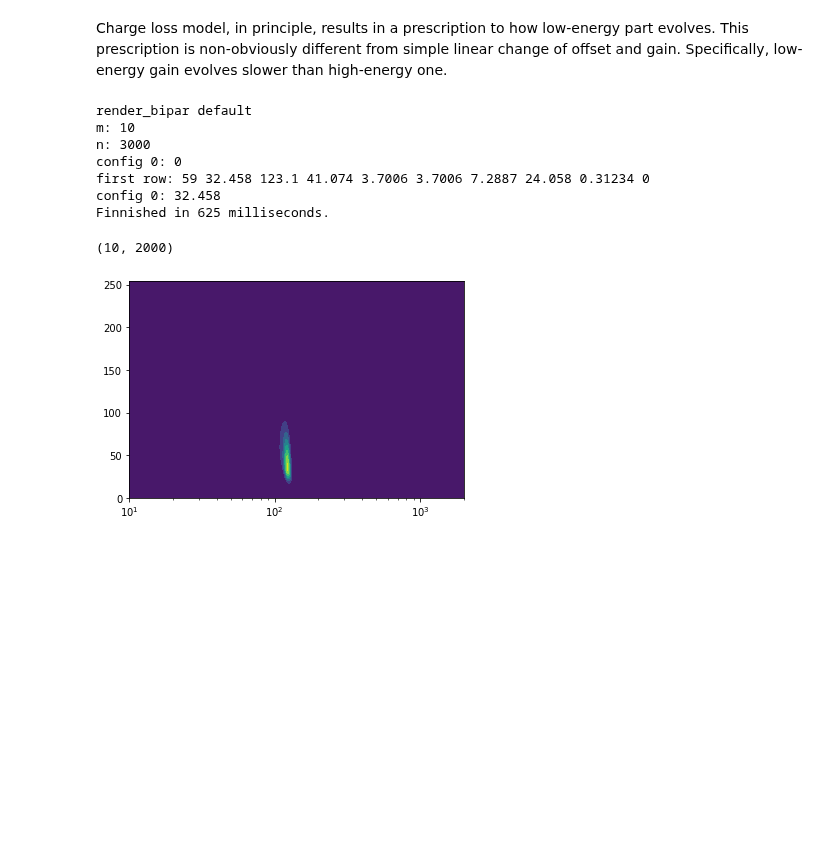
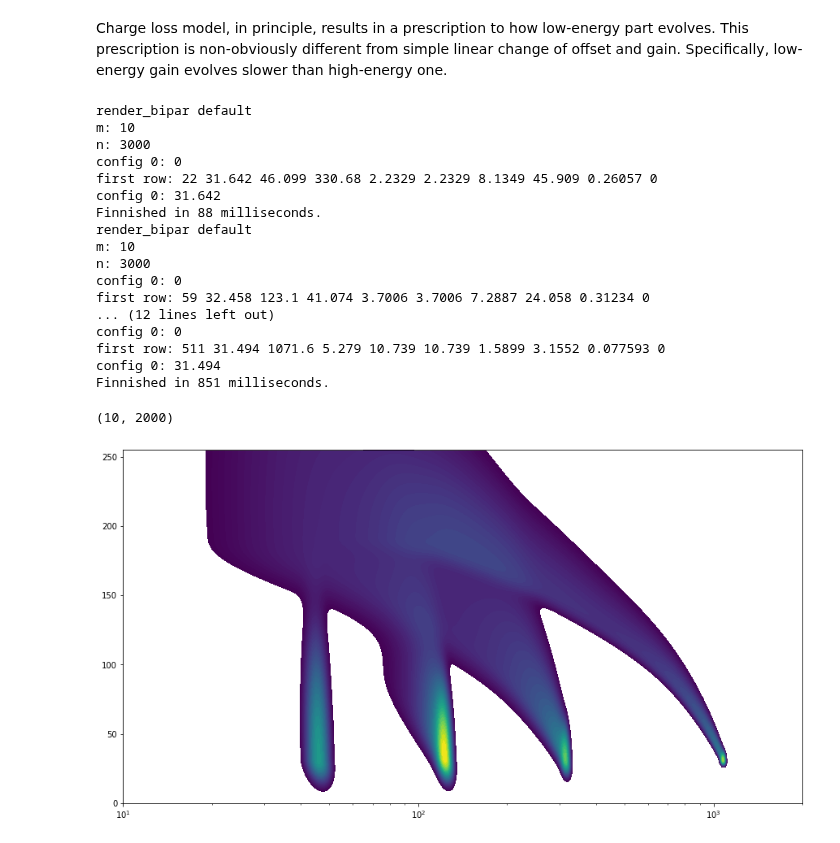
Before and after one commit to volodymyrss/integral-ibis-isgri-le-response, a Jupyter notebook: readme.ipynb, the cells around one changed output. Saved outputs shown, nothing was run; the diff lists cells and outputs as text; code cells hidden in the pictures; blank space fills up the shorter version.

Commit message:
show bipar

```diff
--- a/readme.ipynb
+++ b/readme.ipynb
@@ -64,36 +64,54 @@ import sys
 import os
 import importlib
 
 os.environ['EDDOSA_TOOLS_DIR'] = os.getcwd() + '/eddosa_tools/'
 
 sys.path.insert(0, 'dda-ddosa')
 sys.path.insert(0, 'dda-eddosa')
 sys.path.insert(0, 'eddosa_tools/fit1d')
 
 import lut2model
 import bipar_model
 import eddosa
 
 #lut2model.render_bipar_m0()
 
 bpm = eddosa.BiparModel()
 bpm.bipar_model
 det = bipar_model.detector()
 
 pha_2d, rt_2d = np.meshgrid(np.arange(2048), np.arange(256))
-bip = bipar_model.make_bipar_monoenergetic(det, 59).transpose()
 
-plt.figure()
-plt.contourf(pha_2d, rt_2d, bip)
+
+bip = np.zeros_like(pha_2d, dtype=float)
+
+for en in [22, 59, 150, 511]:
+    _bip = bipar_model.make_bipar_monoenergetic(det, en).transpose()
+
+    bip += _bip / np.nanquantile(_bip[_bip>_bip.max()/100].flatten(), 0.5)
+
+plt.figure(figsize=(15, 8))
+plt.contourf(pha_2d, rt_2d, bip**0.5, levels=np.logspace(-1, 0)*np.nanmax(bip**0.5))
+
 plt.semilogx()
 plt.xlim([10, 2000])
 # %% [output]
+render_bipar default
+m: 10
+n: 3000
+config 0: 0
+first row: 22 31.642 46.099 330.68 2.2329 2.2329 8.1349 45.909 0.26057 0
+config 0: 31.642
+Finnished in 88 milliseconds.
 render_bipar default
 m: 10
 n: 3000
 config 0: 0
 first row: 59 32.458 123.1 41.074 3.7006 3.7006 7.2887 24.058 0.31234 0
-config 0: 32.458
-Finnished in 625 milliseconds.
+... (12 lines left out)
+config 0: 0
+first row: 511 31.494 1071.6 5.279 10.739 10.739 1.5899 3.1552 0.077593 0
+config 0: 31.494
+Finnished in 851 milliseconds.
 (10, 2000)
-[figure, old version]
+[figure, new version]
```
